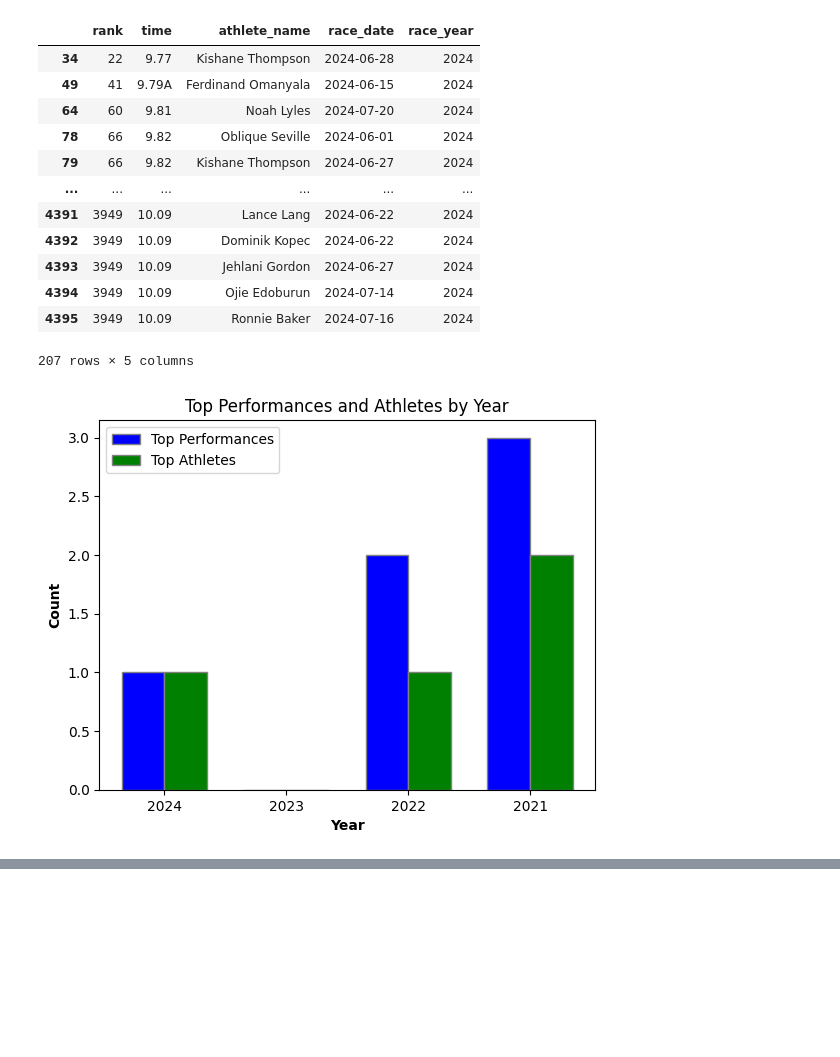
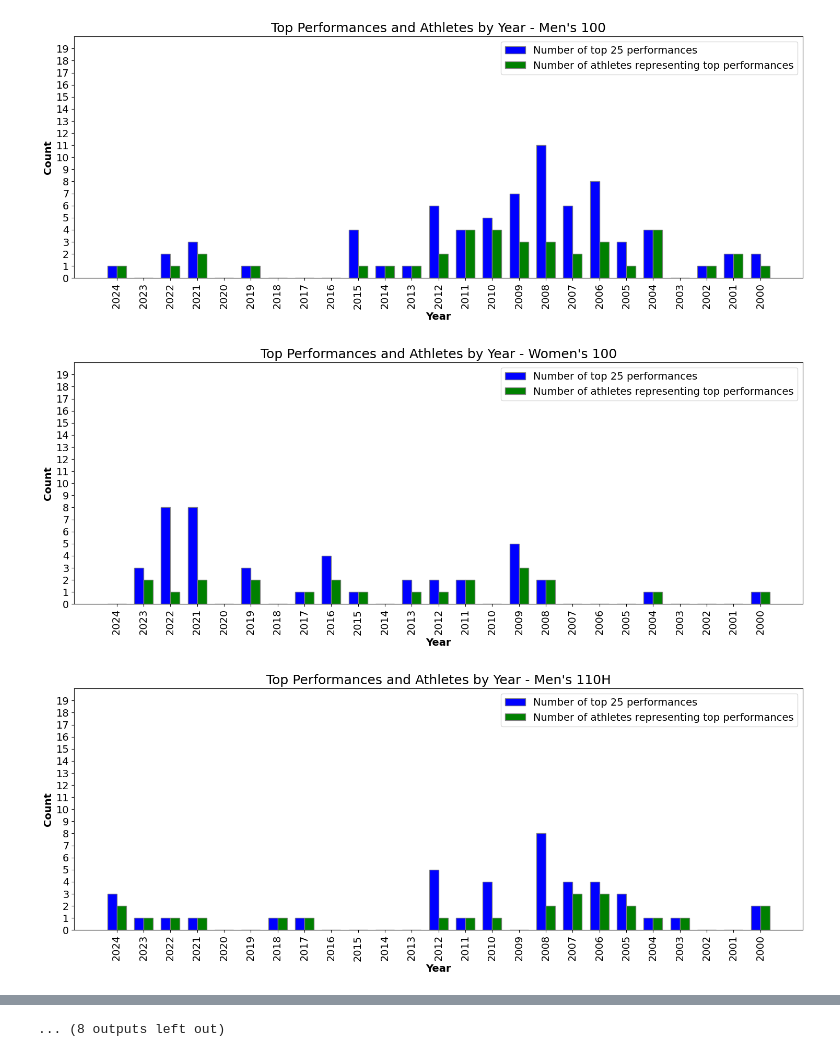
Before and after one commit to racheldadamio/rachels-receipts, a Jupyter notebook: top_times/top_times.ipynb, the cells around one changed output, grey strips where cells are left out. Drawn from its saved outputs; the diff is of its cells as text; code cells hidden in the pictures; blank space fills up the shorter version.

Commit message:
write out plot

```diff
--- a/top_times/top_times.ipynb
+++ b/top_times/top_times.ipynb
@@ -81,19 +81,3 @@ for event_name, event_df in event_dict.items():
         results_df = pd.concat([results_df, df_new_row], ignore_index=True)
 # %%
 results_df.to_csv('results.csv')
-# %%
-df[df['race_year']==2024]
-# %% [output]
-|  | rank | time | athlete_name | race_date | race_year |
-| 34 | 22 | 9.77 | Kishane Thompson | 2024-06-28 | 2024 |
-| 49 | 41 | 9.79A | Ferdinand Omanyala | 2024-06-15 | 2024 |
-| 64 | 60 | 9.81 | Noah Lyles | 2024-07-20 | 2024 |
-| 78 | 66 | 9.82 | Oblique Seville | 2024-06-01 | 2024 |
-| 79 | 66 | 9.82 | Kishane Thompson | 2024-06-27 | 2024 |
-| ... | ... | ... | ... | ... | ... |
-| 4391 | 3949 | 10.09 | Lance Lang | 2024-06-22 | 2024 |
-| 4392 | 3949 | 10.09 | Dominik Kopec | 2024-06-22 | 2024 |
-| 4393 | 3949 | 10.09 | Jehlani Gordon | 2024-06-27 | 2024 |
-| 4394 | 3949 | 10.09 | Ojie Edoburun | 2024-07-14 | 2024 |
-| 4395 | 3949 | 10.09 | Ronnie Baker | 2024-07-16 | 2024 |
-207 rows × 5 columns
@@ -100,31 +111,44 @@ df[df['race_year']==2024]
 # %%
 import matplotlib.pyplot as plt
 
-# Plotting the bar chart
-fig, ax = plt.subplots()
+for event in event_dict.keys():
+    if 'm' in event:
+        event_clean = event.replace('m_',"Men's ")
+    else:
+        event_clean = event.replace('w_',"Women's ")
+    temp_df = results_df[results_df['event']==event].copy()
+    # Plotting the bar chart
+    fig, ax = plt.subplots(figsize=(18, 6))
 
-# Width of bars
-bar_width = 0.35
+    # Width of bars
+    bar_width = 0.35
 
-# Set positions of bar on X axis
-r1 = range(len(results_df['year']))
-r2 = [x + bar_width for x in r1]
+    # Set positions of bar on X axis
+    r1 = range(len(temp_df['year']))
+    r2 = [x + bar_width for x in r1]
 
-# Create bars
-bars1 = ax.bar(r1, results_df['n_top_performances'], color='b', width=bar_width, edgecolor='grey', label='Top Performances')
-bars2 = ax.bar(r2, results_df['n_top_athletes'], color='g', width=bar_width, edgecolor='grey', label='Top Athletes')
+    # Create bars
+    bars1 = ax.bar(r1, temp_df['n_top_performances'], color='b', width=bar_width, edgecolor='grey', label='Number of top 25 performances')
+    bars2 = ax.bar(r2, temp_df['n_top_athletes'], color='g', width=bar_width, edgecolor='grey', label='Number of athletes representing top performances')
 
-# Add labels
-ax.set_xlabel('Year', fontweight='bold')
-ax.set_ylabel('Count', fontweight='bold')
-ax.set_title('Top Performances and Athletes by Year')
-ax.set_xticks([r + bar_width / 2 for r in range(len(results_df['year']))])
-ax.set_xticklabels(results_df['year'])
+    # Add labels
+    ax.set_xlabel('Year', fontweight='bold', fontsize=14)
+    ax.set_ylabel('Count', fontweight='bold', fontsize=14)
+    ax.set_title(f'Top Performances and Athletes by Year - {event_clean}', fontsize=18)
+    ax.set_xticks([r + bar_width / 2 for r in range(len(temp_df['year']))])
+    ax.set_xticklabels(temp_df['year'], fontsize=14, rotation=90)
+    ax.set_yticks(range(0, results_df.agg({'n_top_performances':'max'}).iloc[0] + 1))
+    ax.set_yticklabels(labels=range(0, results_df.agg({'n_top_performances':'max'}).iloc[0] + 1), fontsize=14)
 
-# Create legend
-ax.legend()
+    # Create legend
+    ax.legend(fontsize=14)
 
-# Show the plot
-plt.show()
+    # Set y-axis limits
+    ax.set_ylim(0, results_df.agg({'n_top_performances':'max'}).iloc[0] + 1)
+
+    # Show the plot
+    plt.show()
 # %% [output]
-[figure, old version]
+[figure, new version]
+[figure, added]
+[figure, added]
@@ -130,0 +164 @@ plt.show()
+... (8 outputs left out)
```
Also changed, not shown: parts of 12 cells of this notebook, 1 other file.
